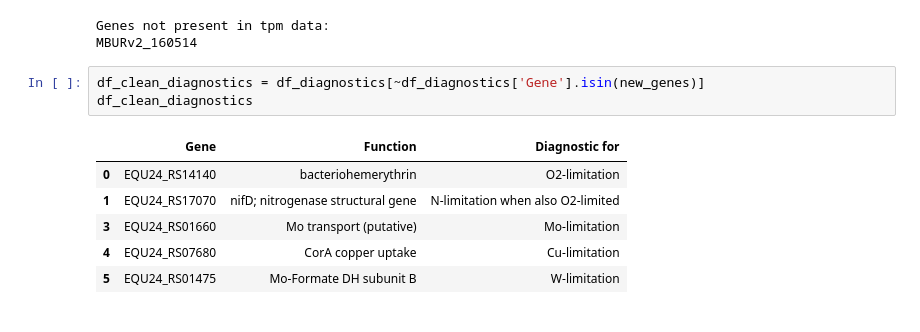
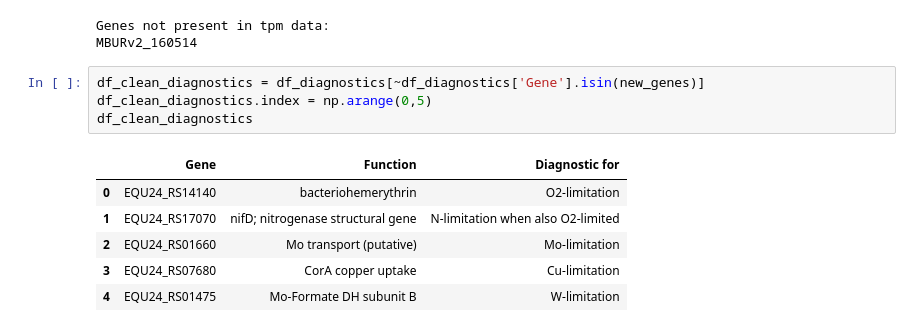
Before and after one commit to vsk-1167/research-5G-transcriptomic-exploration, a Jupyter notebook: diagnostic_gene_analysis.ipynb, the cells around one changed output. Cells and saved outputs as stored; diff of their text form.

```diff
--- a/diagnostic_gene_analysis.ipynb
+++ b/diagnostic_gene_analysis.ipynb
@@ -115,11 +193,12 @@ Genes not present in tpm data:
 MBURv2_160514
 # %%
 df_clean_diagnostics = df_diagnostics[~df_diagnostics['Gene'].isin(new_genes)]
+df_clean_diagnostics.index = np.arange(0,5)
 df_clean_diagnostics
 # %% [output]
 |  | Gene | Function | Diagnostic for |
 | 0 | EQU24_RS14140 | bacteriohemerythrin | O2-limitation |
 | 1 | EQU24_RS17070 | nifD; nitrogenase structural gene | N-limitation when also O2-limited |
-| 3 | EQU24_RS01660 | Mo transport (putative) | Mo-limitation |
-| 4 | EQU24_RS07680 | CorA copper uptake | Cu-limitation |
-| 5 | EQU24_RS01475 | Mo-Formate DH subunit B | W-limitation |
+| 2 | EQU24_RS01660 | Mo transport (putative) | Mo-limitation |
+| 3 | EQU24_RS07680 | CorA copper uptake | Cu-limitation |
+| 4 | EQU24_RS01475 | Mo-Formate DH subunit B | W-limitation |
```
Also changed, not shown: parts of 32 cells of this notebook, 19 other files.
